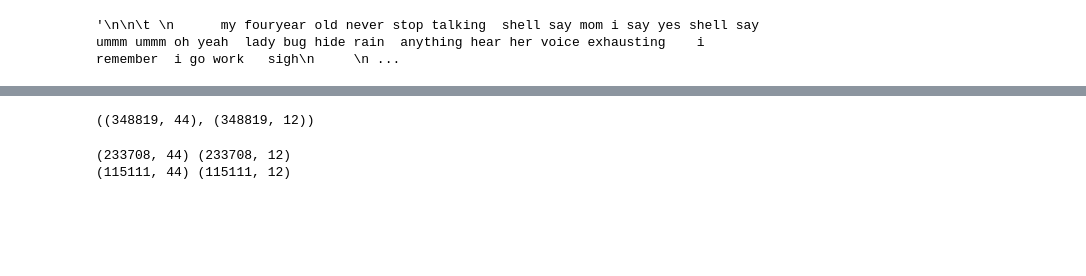
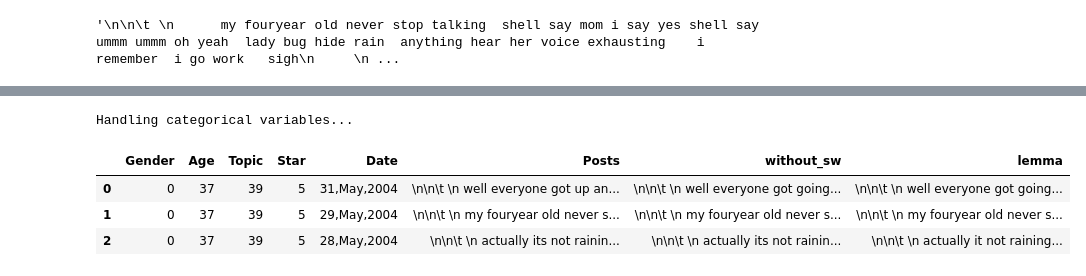
Before and after one commit to ExpertsVision/ML_DS_Tutorials, a Jupyter notebook: zodiac_star_pred.ipynb, the cells around one changed output, grey strips where cells are left out. Saved outputs shown, nothing was run; the diff lists cells and outputs as text; code cells hidden in the pictures; blank space fills up the shorter version.

```diff
--- a/zodiac_star_pred.ipynb
+++ b/zodiac_star_pred.ipynb
@@ -328,11 +300,24 @@ y_encoded = encoder_Y.fit_transform(Y)
-# %%
-x_encoded.shape, y_encoded.shape
-# %% [output]
-((348819, 44), (348819, 12))
-# %%
-x_train, x_test, y_train, y_test = train_test_split(x_encoded,y_encoded, test_size = 0.33, random_state = 42)
-print(x_train.shape,y_train.shape)
-print(x_test.shape,y_test.shape)
-# %% [output]
-(233708, 44) (233708, 12)
-(115111, 44) (115111, 12)
+# %%
+#PROCESS CATEGORICAL DATA
+print("Handling categorical variables...")
+le = LabelEncoder()
+
+le.fit(train_clean.Gender)
+train_clean.Gender = le.transform(train_clean.Gender)
+
+le.fit(train_clean.Topic)
+train_clean.Topic = le.transform(train_clean.Topic)
+
+
+le.fit(train_clean.Star)
+train_clean.Star = le.transform(train_clean.Star)
+
+del le
+
+train_clean.head(3)
+# %% [output]
+Handling categorical variables...
+|  | Gender | Age | Topic | Star | Date | Posts | without_sw | lemma |
+| 0 | 0 | 37 | 39 | 5 | 31,May,2004 | \n\n\t \n well everyone got up an... | \n\n\t \n well everyone got going... | \n\n\t \n well everyone got going... |
+| 1 | 0 | 37 | 39 | 5 | 29,May,2004 | \n\n\t \n my fouryear old never s... | \n\n\t \n my fouryear old never s... | \n\n\t \n my fouryear old never s... |
+| 2 | 0 | 37 | 39 | 5 | 28,May,2004 | \n\n\t \n actually its not rainin... | \n\n\t \n actually its not rainin... | \n\n\t \n actually it not raining... |
```
Also changed, not shown: parts of 24 cells of this notebook.
